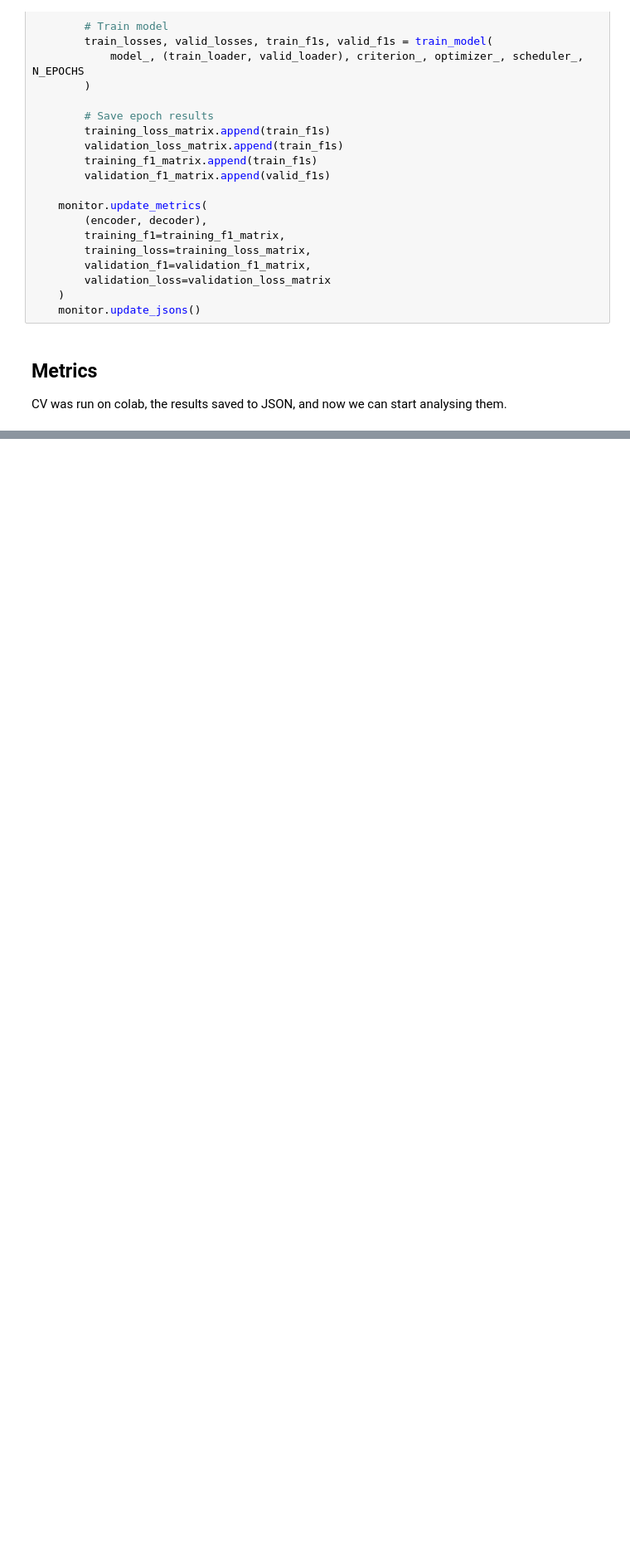
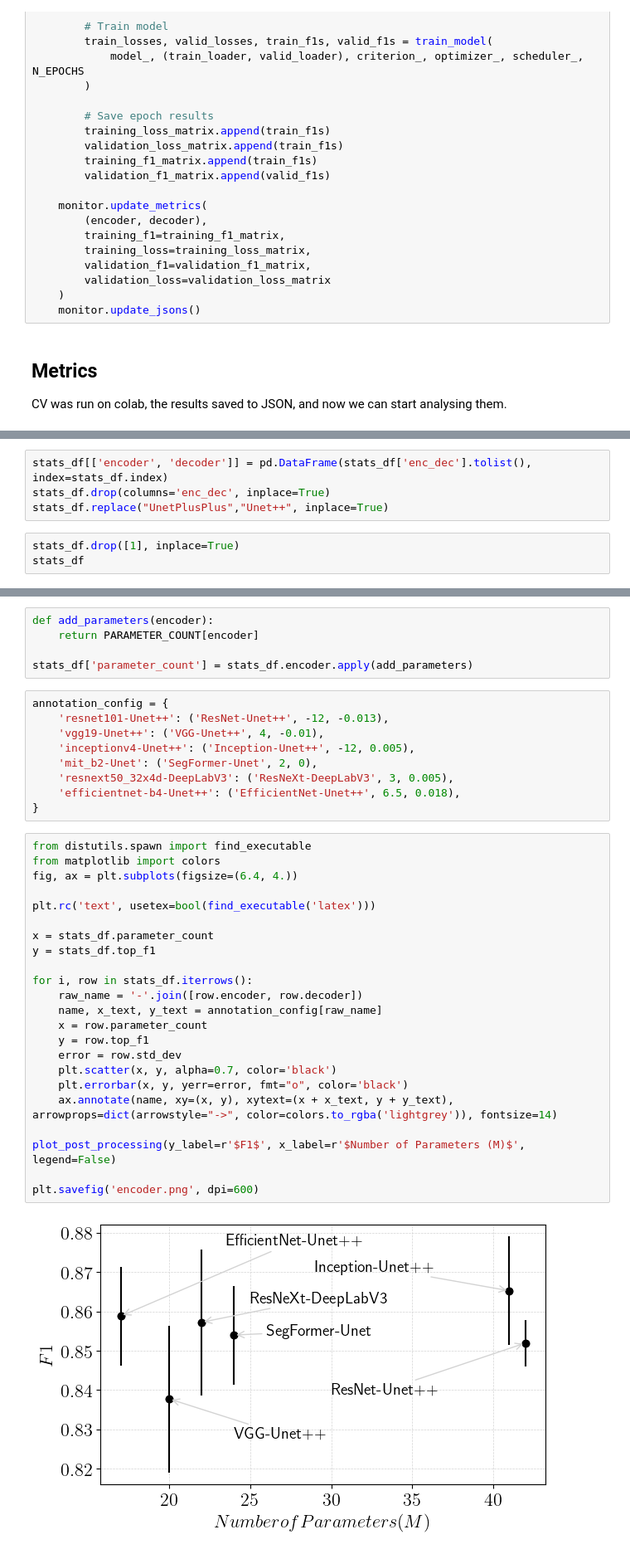
Before and after one commit to CS-433/ml-project-2-odds-oddities, a Jupyter notebook: notebooks/backbones.ipynb, the cells around one changed output, grey strips where cells are left out. Shown at 83% size. Saved outputs shown, nothing was run; the diff lists cells and outputs as text; blank space fills up the shorter version.

Commit message:
add results plot for encoders

```diff
--- a/notebooks/backbones.ipynb
+++ b/notebooks/backbones.ipynb
@@ -194,0 +210,7 @@ stats_df
+# %%
+stats_df[['encoder', 'decoder']] = pd.DataFrame(stats_df['enc_dec'].tolist(), index=stats_df.index)
+stats_df.drop(columns='enc_dec', inplace=True)
+stats_df.replace("UnetPlusPlus","Unet++", inplace=True)
+# %%
+stats_df.drop([1], inplace=True)
+stats_df
@@ -194,0 +225,39 @@ stats_df
+# %%
+def add_parameters(encoder):
+    return PARAMETER_COUNT[encoder]
+
+stats_df['parameter_count'] = stats_df.encoder.apply(add_parameters)
+# %%
+annotation_config = {
+    'resnet101-Unet++': ('ResNet-Unet++', -12, -0.013),
+    'vgg19-Unet++': ('VGG-Unet++', 4, -0.01),
+    'inceptionv4-Unet++': ('Inception-Unet++', -12, 0.005),
+    'mit_b2-Unet': ('SegFormer-Unet', 2, 0),
+    'resnext50_32x4d-DeepLabV3': ('ResNeXt-DeepLabV3', 3, 0.005),
+    'efficientnet-b4-Unet++': ('EfficientNet-Unet++', 6.5, 0.018),
+}
+# %%
+from distutils.spawn import find_executable
+from matplotlib import colors
+fig, ax = plt.subplots(figsize=(6.4, 4.))
+
+plt.rc('text', usetex=bool(find_executable('latex')))
+
+x = stats_df.parameter_count
+y = stats_df.top_f1
+
+for i, row in stats_df.iterrows():
+    raw_name = '-'.join([row.encoder, row.decoder])
+    name, x_text, y_text = annotation_config[raw_name]
+    x = row.parameter_count
+    y = row.top_f1
+    error = row.std_dev
+    plt.scatter(x, y, alpha=0.7, color='black')
+    plt.errorbar(x, y, yerr=error, fmt="o", color='black')
+    ax.annotate(name, xy=(x, y), xytext=(x + x_text, y + y_text), arrowprops=dict(arrowstyle="->", color=colors.to_rgba('lightgrey')), fontsize=14)
+
+plot_post_processing(y_label=r'$F1$', x_label=r'$Number of Parameters (M)$', legend=False)
+
+plt.savefig('encoder.png', dpi=600)
+# %% [output]
+[figure, added]
```
Also changed, not shown: parts of 9 cells of this notebook, 1 other file.
